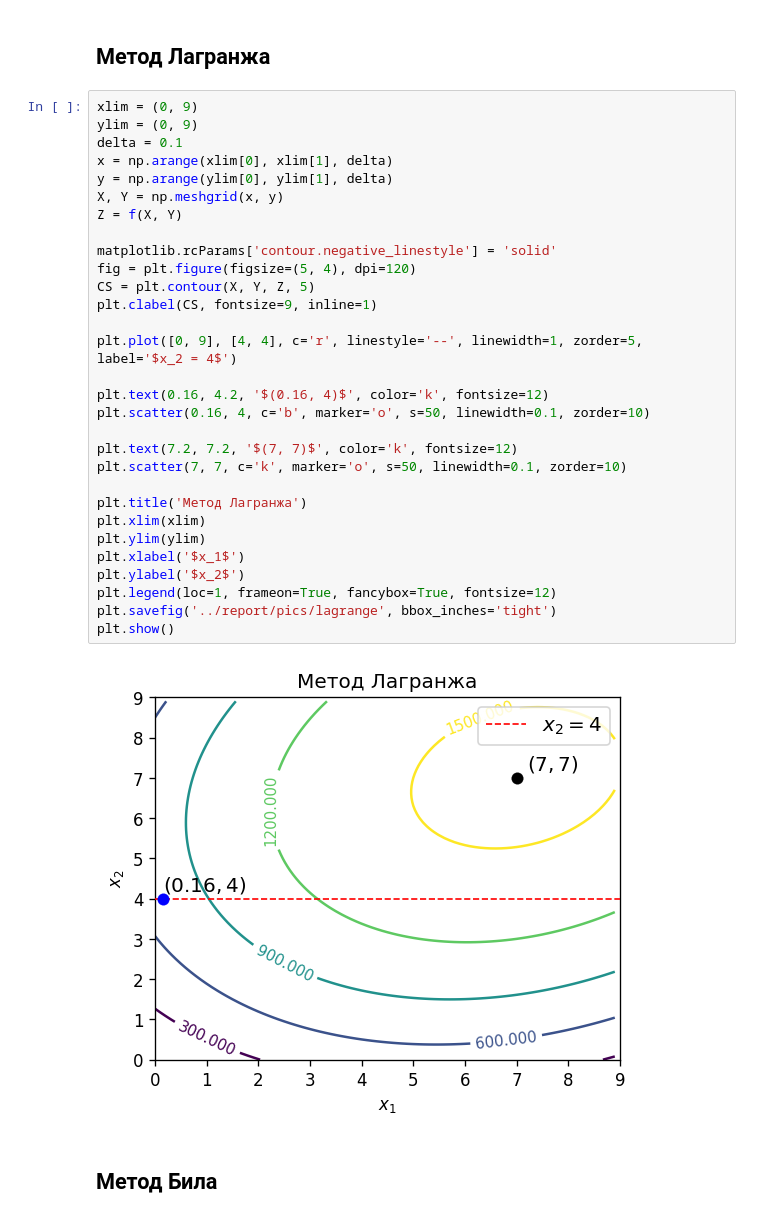
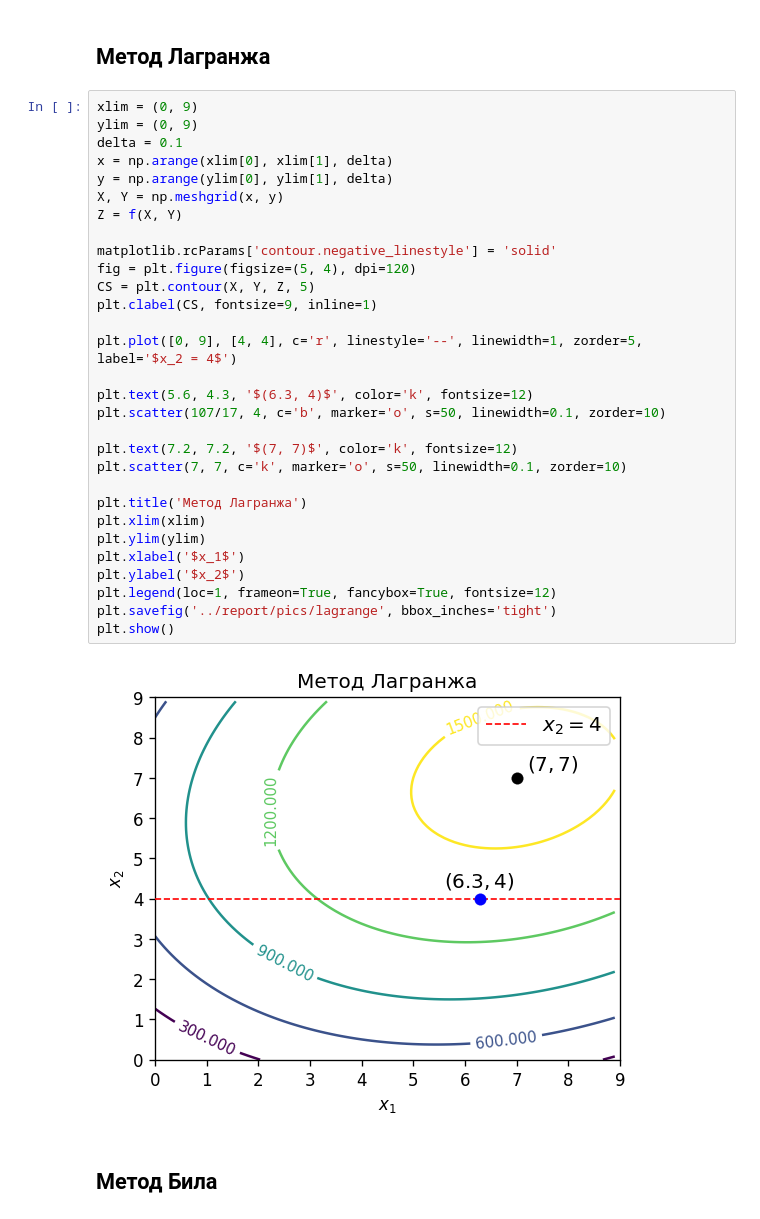
Before and after one commit to lamtev/system-analysis, a Jupyter notebook: et4/py/et4.ipynb, the cells around one changed output. Cells and saved outputs as stored; diff of their text form.

```diff
--- a/et4/py/et4.ipynb
+++ b/et4/py/et4.ipynb
@@ -63,35 +38,35 @@ def plot_level_contour(x1s, x2s, name, title):
 # %%
 xlim = (0, 9)
 ylim = (0, 9)
 delta = 0.1
 x = np.arange(xlim[0], xlim[1], delta)
 y = np.arange(ylim[0], ylim[1], delta)
 X, Y = np.meshgrid(x, y)
 Z = f(X, Y)
 
 matplotlib.rcParams['contour.negative_linestyle'] = 'solid'
 fig = plt.figure(figsize=(5, 4), dpi=120)
 CS = plt.contour(X, Y, Z, 5)
 plt.clabel(CS, fontsize=9, inline=1)
 
 plt.plot([0, 9], [4, 4], c='r', linestyle='--', linewidth=1, zorder=5, label='$x_2 = 4$')
 
-plt.text(0.16, 4.2, '$(0.16, 4)$', color='k', fontsize=12)
-plt.scatter(0.16, 4, c='b', marker='o', s=50, linewidth=0.1, zorder=10)
+plt.text(5.6, 4.3, '$(6.3, 4)$', color='k', fontsize=12)
+plt.scatter(107/17, 4, c='b', marker='o', s=50, linewidth=0.1, zorder=10)
 
 plt.text(7.2, 7.2, '$(7, 7)$', color='k', fontsize=12)
 plt.scatter(7, 7, c='k', marker='o', s=50, linewidth=0.1, zorder=10)
 
 plt.title('Метод Лагранжа')
 plt.xlim(xlim)
 plt.ylim(ylim)
 plt.xlabel('$x_1$')
 plt.ylabel('$x_2$')
 plt.legend(loc=1, frameon=True, fancybox=True, fontsize=12)
 plt.savefig('../report/pics/lagrange', bbox_inches='tight')
 plt.show()
 # %% [output]
-[figure, old version]
+[figure, new version]
 # %% [markdown]
 ## Метод Била
 # %%
```
Also changed, not shown: parts of 3 cells of this notebook, 2 other files.
